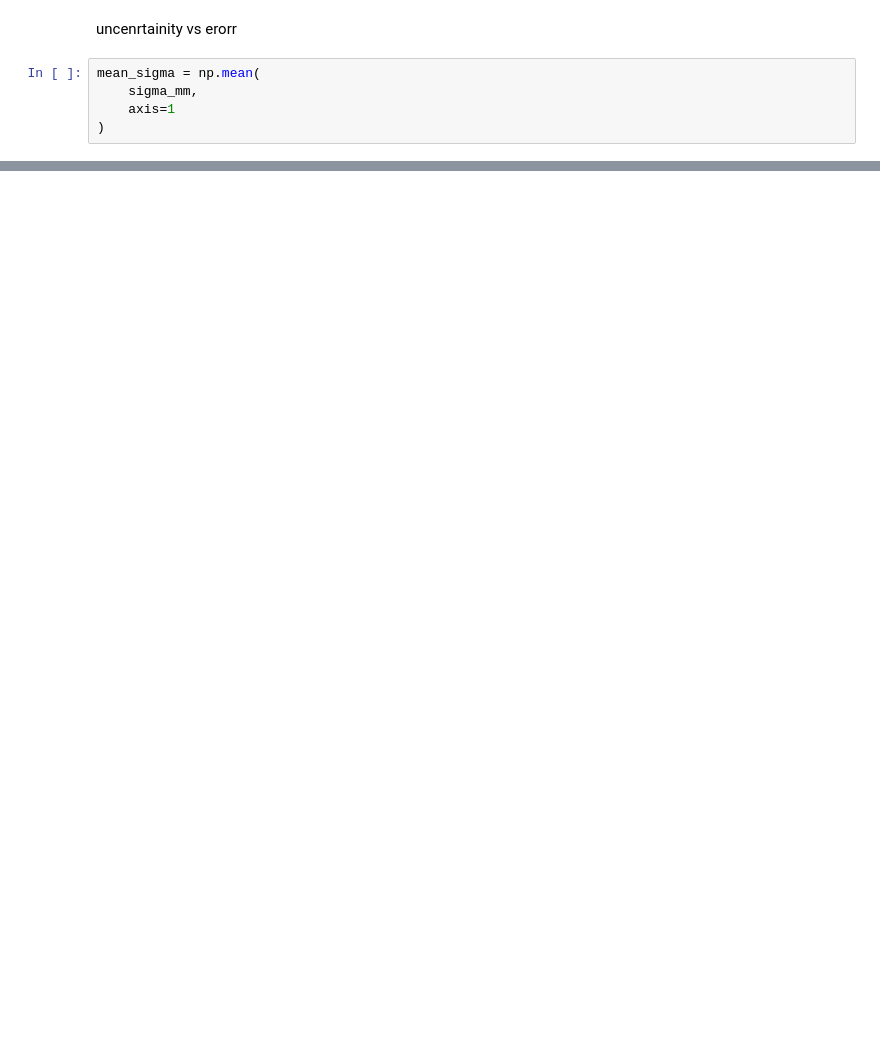
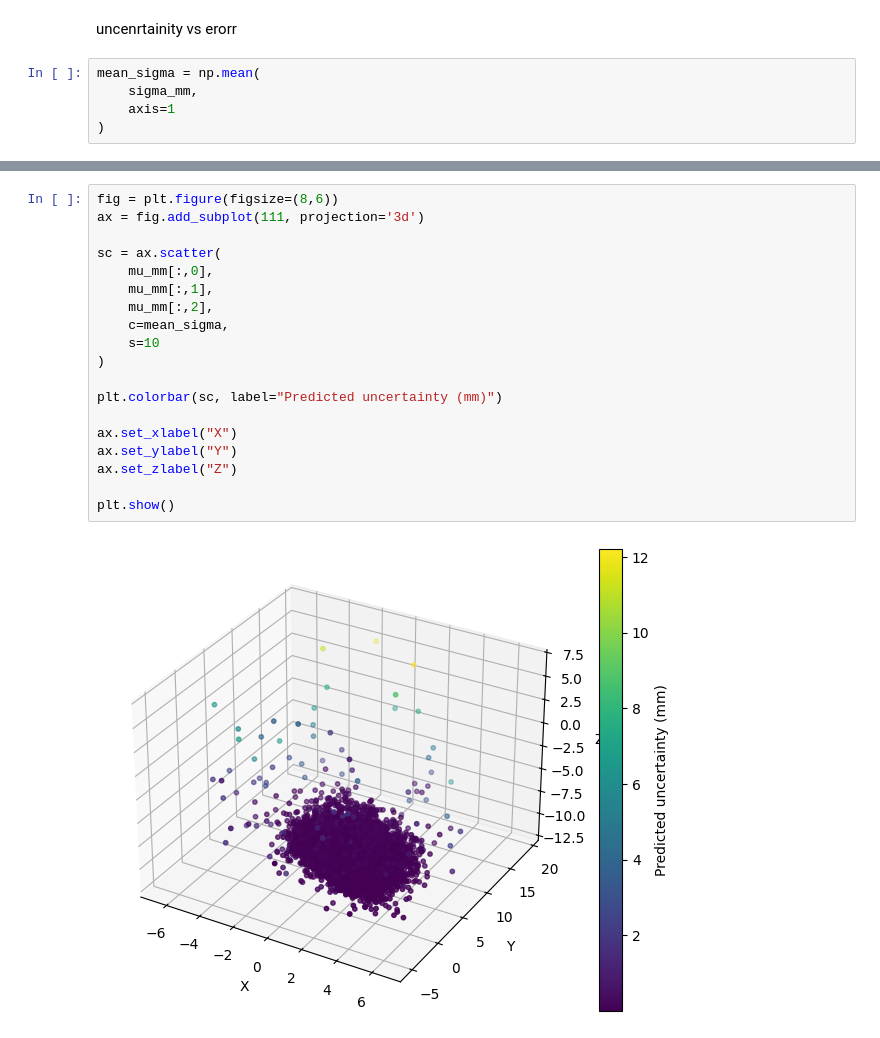
Before and after one commit to mw2304/SummerProject2026, a Jupyter notebook: probablisticCNN.ipynb, the cells around one changed output, grey strips where cells are left out. Saved outputs shown, nothing was run; the diff lists cells and outputs as text; blank space fills up the shorter version.

Commit message:
some more plots

```diff
--- a/probablisticCNN.ipynb
+++ b/probablisticCNN.ipynb
@@ -910,0 +899,21 @@ Uncertainty-error correlation: 0.2488706242651054
+# %%
+fig = plt.figure(figsize=(8,6))
+ax = fig.add_subplot(111, projection='3d')
+
+sc = ax.scatter(
+    mu_mm[:,0],
+    mu_mm[:,1],
+    mu_mm[:,2],
+    c=mean_sigma,
+    s=10
+)
+
+plt.colorbar(sc, label="Predicted uncertainty (mm)")
+
+ax.set_xlabel("X")
+ax.set_ylabel("Y")
+ax.set_zlabel("Z")
+
+plt.show()
+# %% [output]
+[figure, added]
```
Also changed, not shown: parts of 20 cells of this notebook.
